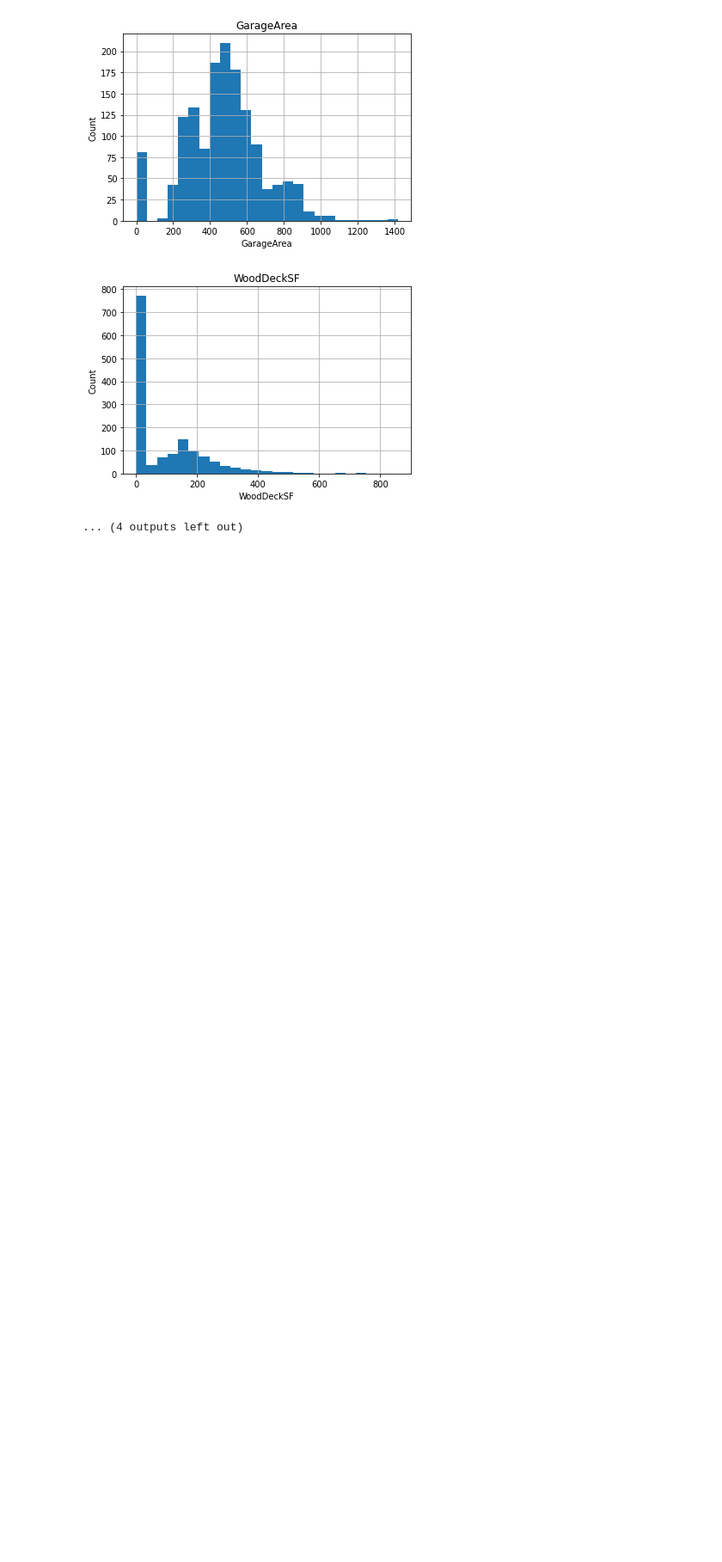
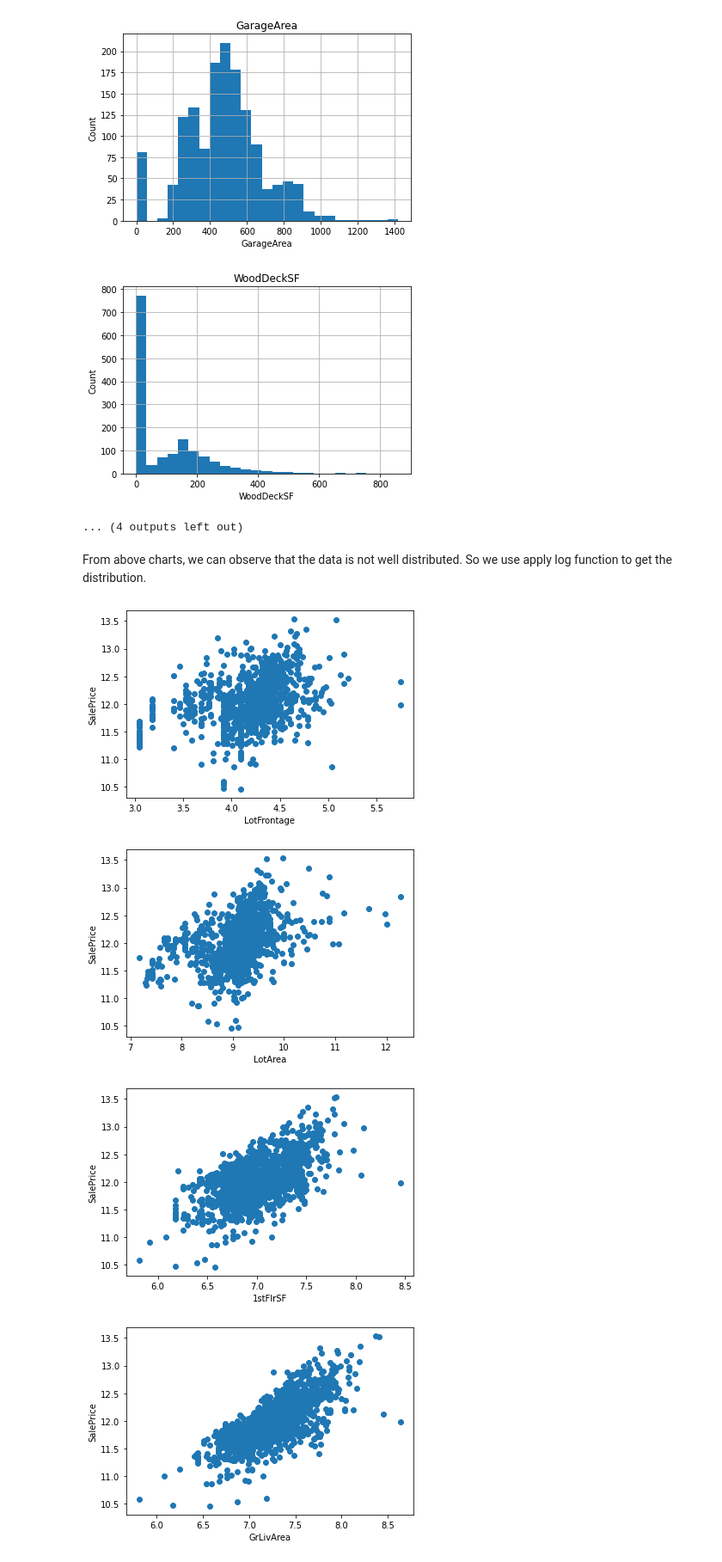
Before and after one commit to venkat2ram/AI_Playground, a Jupyter notebook: House_Price_Prediction_Kaggle.ipynb, the cells around one changed output. Shown at 86% size. Drawn from its saved outputs; the diff is of its cells as text; code cells hidden in the pictures; blank space fills up the shorter version.

```diff
--- a/House_Price_Prediction_Kaggle.ipynb
+++ b/House_Price_Prediction_Kaggle.ipynb
@@ -233,3 +233,22 @@ for feature in continuous_feature:
 [figure]
 [figure]
 ... (4 outputs left out)
+# %% [markdown]
+From above charts, we can observe that the data is not well distributed. So we use apply log function to get the distribution.
+# %%
+for feature in continuous_feature:
+  data=dataset.copy()
+  if 0 in data[feature].unique():
+    pass
+  else:
+    data[feature]=np.log(data[feature])
+    data['SalePrice']=np.log(data['SalePrice'])
+    plt.scatter(data[feature],data['SalePrice'])
+    plt.xlabel(feature)
+    plt.ylabel('SalePrice')
+    plt.show()
+# %% [output]
+[figure, added]
+[figure, added]
+[figure, added]
+[figure, added]
```
Also changed, not shown: parts of 1 cell of this notebook.
